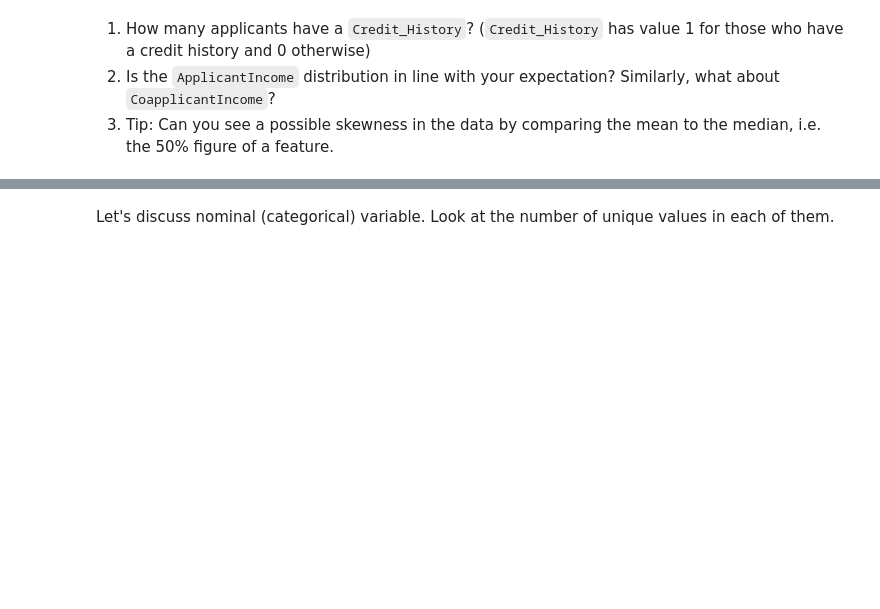
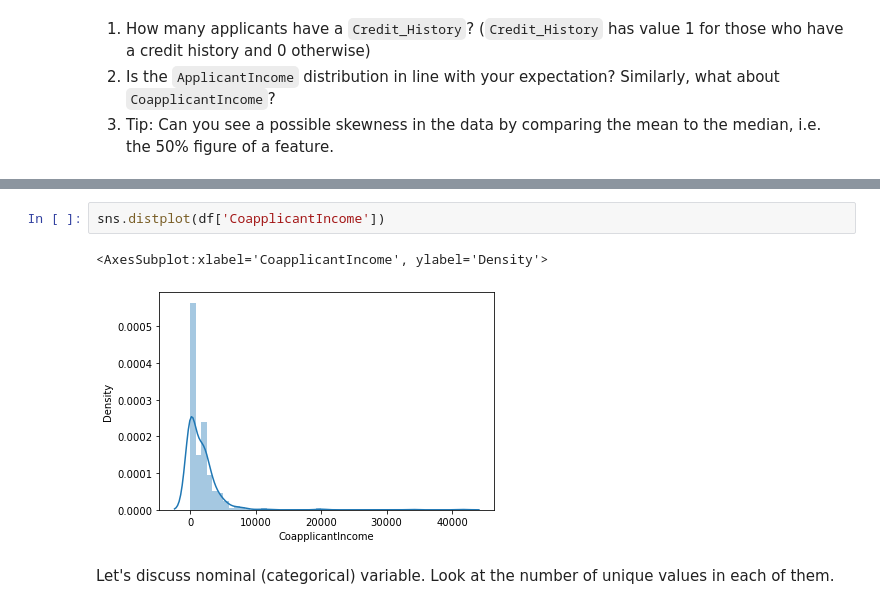
Before and after one commit to jandus/mp_IV-Loan_Predictions, a Jupyter notebook: mini-project-IV.ipynb, the cells around one changed output, grey strips where cells are left out. Drawn from its saved outputs; the diff is of its cells as text; blank space fills up the shorter version.

```diff
--- a/mini-project-IV.ipynb
+++ b/mini-project-IV.ipynb
@@ -65,2 +146,7 @@ Look at some basic statistics for numerical variables.
+# %%
+sns.distplot(df['CoapplicantIncome'])
+# %% [output]
+<AxesSubplot:xlabel='CoapplicantIncome', ylabel='Density'>
+[figure, added]
 # %% [markdown]
 Let's discuss nominal (categorical) variable. Look at the number of unique values in each of them.
```
Also changed, not shown: parts of 106 cells of this notebook, 3 other files.
